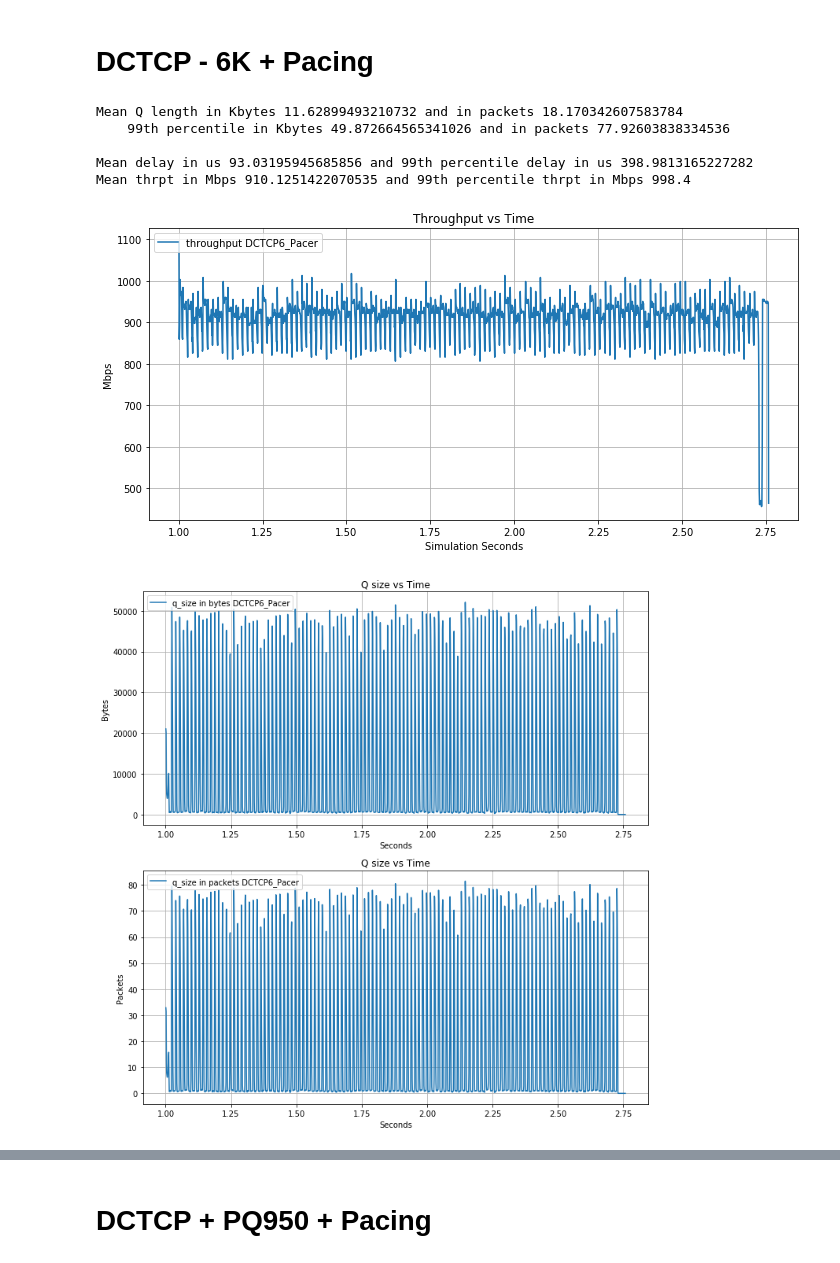
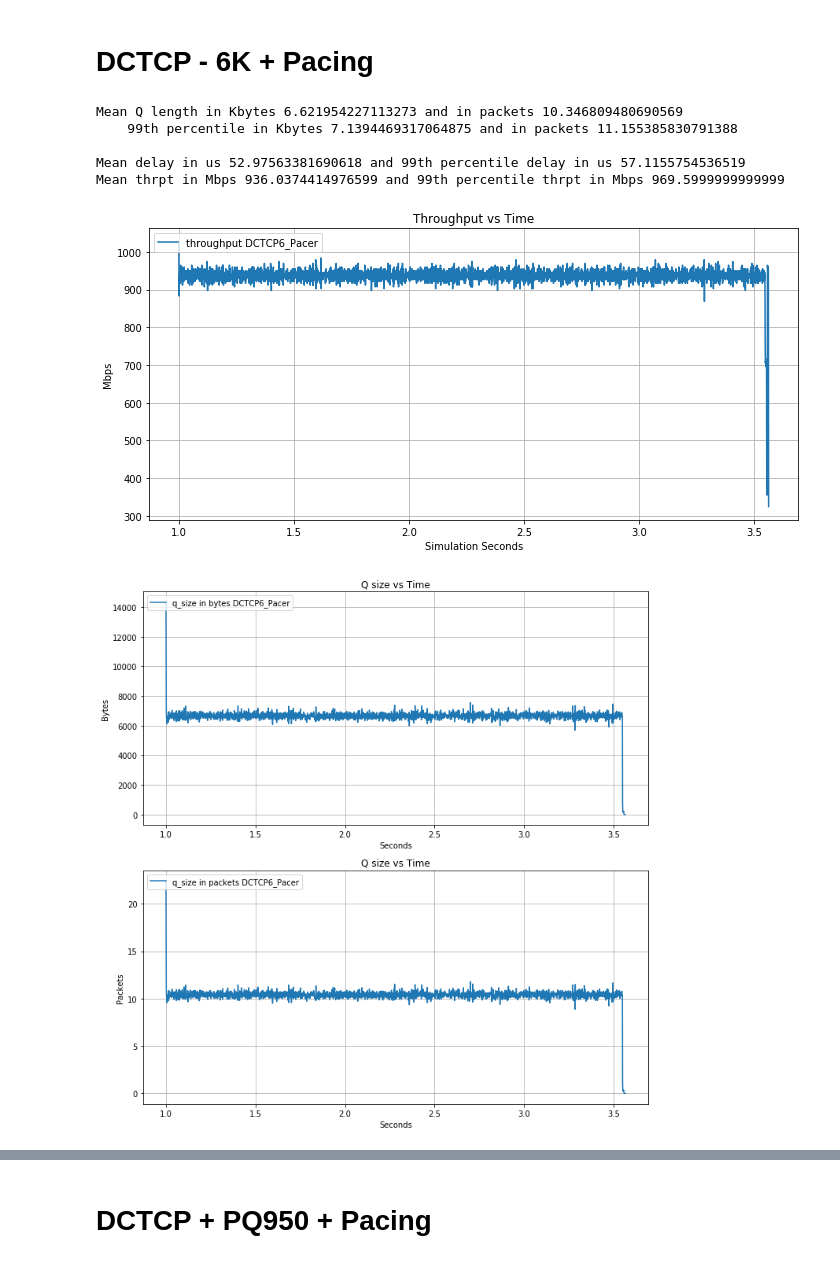
Before and after one commit to konspras/Implementation-and-end-to-end-Evaluation-of-the-HULL-Architecture, a Jupyter notebook: results/static_flow_main/Postprocess.ipynb, the cells around one changed output, grey strips where cells are left out. Drawn from its saved outputs; the diff is of its cells as text; code cells hidden in the pictures.

```diff
--- a/results/static_flow_main/Postprocess.ipynb
+++ b/results/static_flow_main/Postprocess.ipynb
@@ -150,8 +150,8 @@ delay_99_list = [None]*4
 # TCP
 # %%
 label = "TCP"
-q_mon = np.genfromtxt("q_mon|"+label+"|2", delimiter=" ")
-thrpts =np.genfromtxt("thrpt_mon|"+label+"|2", delimiter=",")
+q_mon = np.genfromtxt("q_mon|"+label+"|3", delimiter=" ")
+thrpts =np.genfromtxt("thrpt_mon|"+label+"|3", delimiter=",")
 
 thrpt_mean, thrpt_99 = plot_througput(thrpts, label)
 bytes_mean, pkts_mean, bytes_99, pkts_99 = plot_queue_size(q_mon, label)
@@ -176,8 +176,8 @@ Mean thrpt in Mbps 754.436911487759 and 99th percentile thrpt in Mbps 950.4
 # DCTCP - 30K
 # %%
 label = "DCTCP"
-q_mon = np.genfromtxt("q_mon|"+label+"|2", delimiter=" ")
-thrpts =np.genfromtxt("thrpt_mon|"+label+"|2", delimiter=",")
+q_mon = np.genfromtxt("q_mon|"+label+"|3", delimiter=" ")
+thrpts =np.genfromtxt("thrpt_mon|"+label+"|3", delimiter=",")
 
 thrpt_mean, thrpt_99 = plot_througput(thrpts, label)
 bytes_mean, pkts_mean, bytes_99, pkts_99 = plot_queue_size(q_mon, label)
@@ -203,24 +203,24 @@ Mean thrpt in Mbps 937.3169302870533 and 99th percentile thrpt in Mbps 950.40000
 # DCTCP - 6K + Pacing
 # %%
 label = "DCTCP6_Pacer"
-q_mon = np.genfromtxt("q_mon|"+label+"|2", delimiter=" ")
-thrpts =np.genfromtxt("thrpt_mon|"+label+"|2", delimiter=",")
+q_mon = np.genfromtxt("q_mon|"+label+"|3", delimiter=" ")
+thrpts =np.genfromtxt("thrpt_mon|"+label+"|3", delimiter=",")
 
 thrpt_mean, thrpt_99 = plot_througput(thrpts, label)
 bytes_mean, pkts_mean, bytes_99, pkts_99 = plot_queue_size(q_mon, label)
 delay_mean, delay_99 = plot_queuing_time(q_mon, label, 1)
 plot_cwnd(thrpts,label)
 
 print_results()
 
 thrpt_list[2] = thrpt_mean
 delay_mean_list[2] = delay_mean
 delay_99_list[2] = delay_99
 # %% [output]
-Mean Q length in Kbytes 11.62899493210732 and in packets 18.170342607583784
-    99th percentile in Kbytes 49.872664565341026 and in packets 77.92603838334536
+Mean Q length in Kbytes 6.621954227113273 and in packets 10.346809480690569
+    99th percentile in Kbytes 7.1394469317064875 and in packets 11.155385830791388
 
-Mean delay in us 93.03195945685856 and 99th percentile delay in us 398.9813165227282
-Mean thrpt in Mbps 910.1251422070535 and 99th percentile thrpt in Mbps 998.4
+Mean delay in us 52.97563381690618 and 99th percentile delay in us 57.1155754536519
+Mean thrpt in Mbps 936.0374414976599 and 99th percentile thrpt in Mbps 969.5999999999999
-[figure, old version]
+[figure, new version]
-[figure, old version]
+[figure, new version]
```
Also changed, not shown: parts of 5 cells of this notebook, 39 other files.
